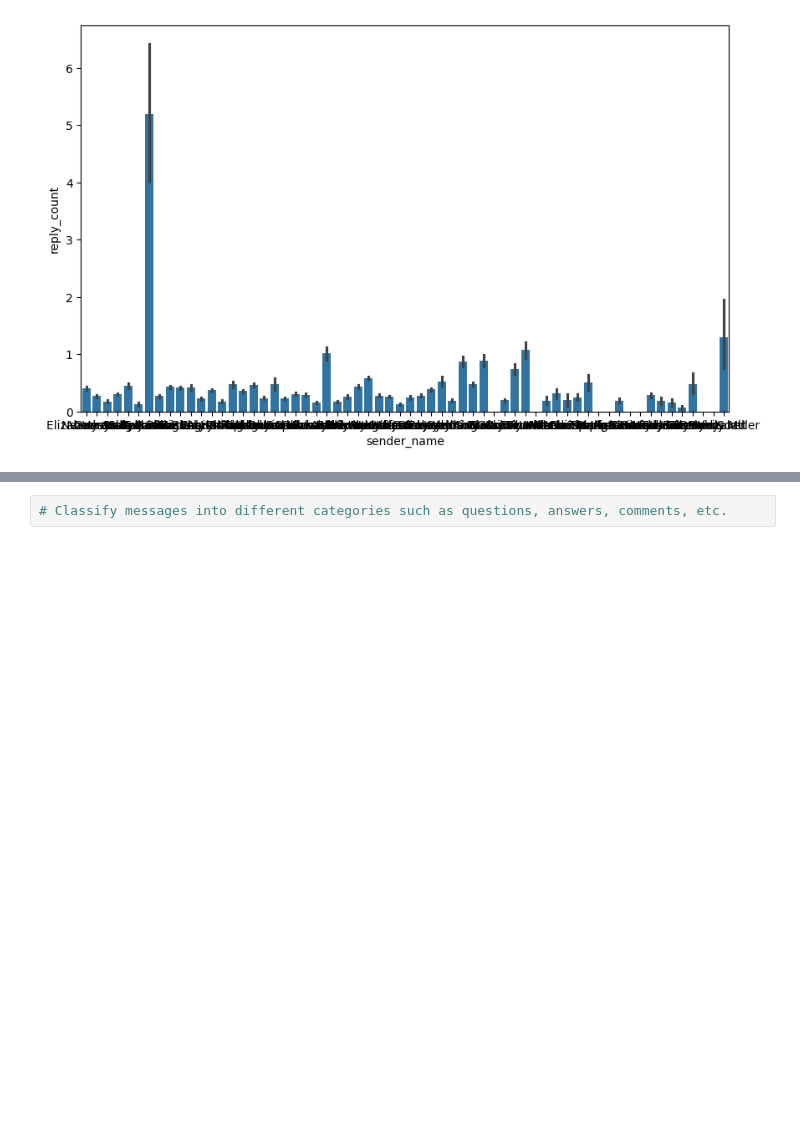
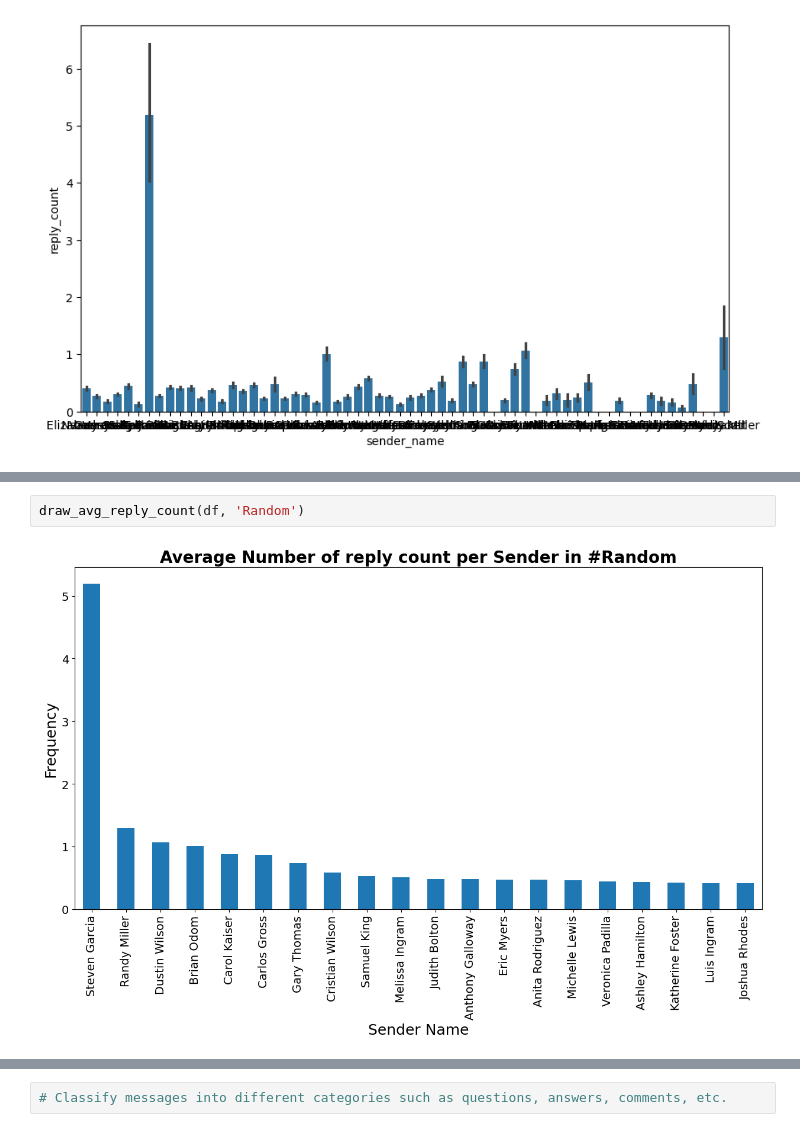
Before and after one commit to AtoBrightSide/network_analysis, a Jupyter notebook: notebooks/parse_slack_data.ipynb, the cells around one changed output, grey strips where cells are left out. Cells and saved outputs as stored; diff of their text form; blank space fills up the shorter version.

```diff
--- a/notebooks/parse_slack_data.ipynb
+++ b/notebooks/parse_slack_data.ipynb
@@ -208,0 +214,4 @@ plt.show()
+# %%
+draw_avg_reply_count(df, 'Random')
+# %% [output]
+[figure, added]
```
Also changed, not shown: parts of 9 cells of this notebook.
